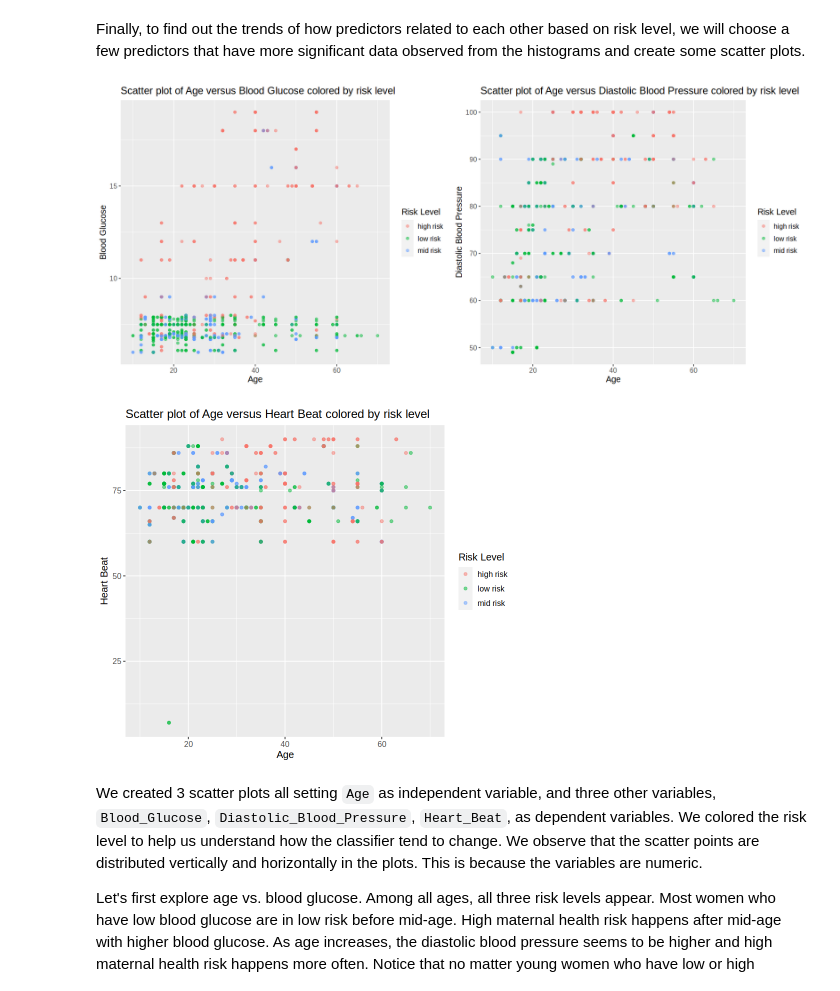
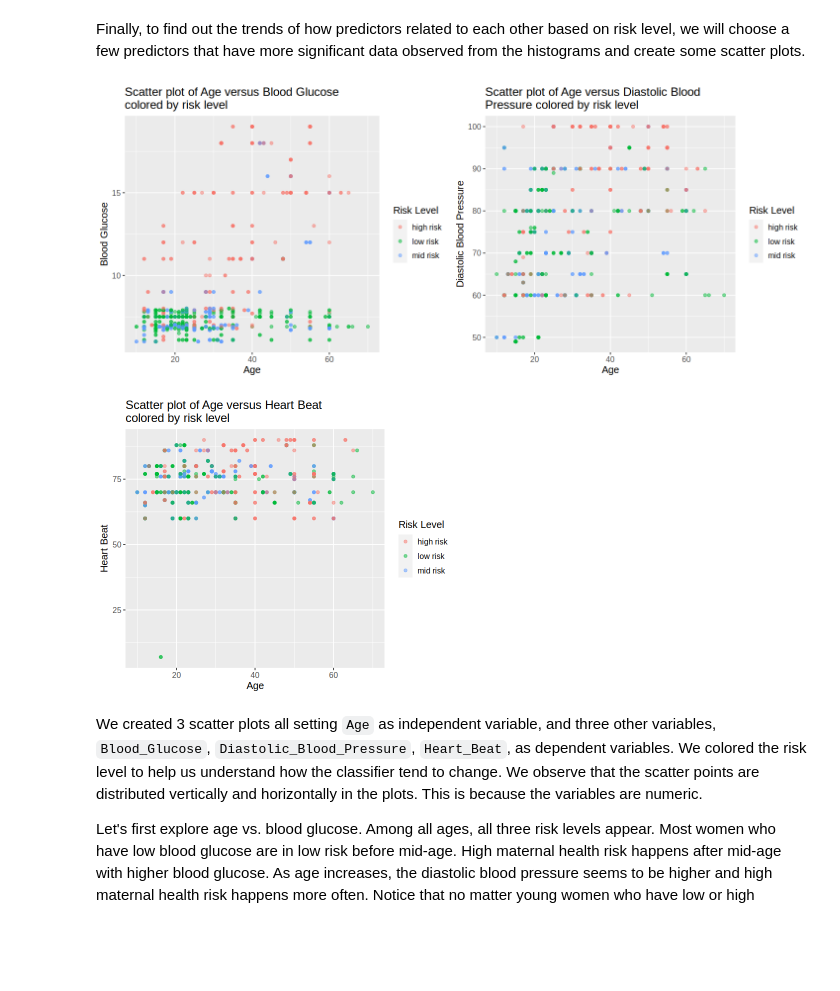
Before and after one commit to Julianazhu26/DSCI100-Group-Project, a Jupyter notebook: Group Proposal (1) (1) (1) (2) (1).ipynb, the cells around one changed output. Drawn from its saved outputs; the diff is of its cells as text; code cells hidden in the pictures; blank space fills up the shorter version.

```diff
--- a/Group Proposal (1) (1) (1) (2) (1).ipynb
+++ b/Group Proposal (1) (1) (1) (2) (1).ipynb
@@ -482,33 +484,33 @@ This data shows that our classifier does a particular bad job at identifying mid
 # %% [markdown]
 Finally, to find out the trends of how predictors related to each other based on risk level, we will choose a few predictors that have more significant data observed from the histograms and create some scatter plots.
 # %%
-options(repr.plot.width = 14, repr.plot.height = 6)
+options(repr.plot.width = 12, repr.plot.height = 5)
 plot_age_vs_blood_glucose <- ggplot(maternal_final, aes(x = Age, y = Blood_Glucose, color = Risk_Level)) +
                             geom_point(alpha = 0.5) +
                             labs(x = "Age", y = "Blood Glucose", color = "Risk Level") +
-                            ggtitle("Scatter plot of Age versus Blood Glucose colored by risk level") +
+                            ggtitle("Scatter plot of Age versus Blood Glucose \ncolored by risk level") +
                             theme(text = element_text(size = 12))
 
 
 plot_age_vs_diastolic_blood_pressure <- ggplot(maternal_final, aes(x = Age, y = Diastolic_Blood_Pressure, color = Risk_Level)) +
                                         geom_point(alpha = 0.5) +
                                         labs(x = "Age", y = "Diastolic Blood Pressure", color = "Risk Level") +
-                                        ggtitle("Scatter plot of Age versus Diastolic Blood Pressure colored by risk level") +
+                                        ggtitle("Scatter plot of Age versus Diastolic Blood \nPressure colored by risk level") +
                                         theme(text = element_text(size = 12))
 
 
 plot_age_vs_heart_beat <- ggplot(maternal_final, aes(x = Age, y = Heart_Beat, color = Risk_Level)) +
                           geom_point(alpha = 0.5) +
                           labs(x = "Age", y = "Heart Beat", color = "Risk Level") +
-                          ggtitle("Scatter plot of Age versus Heart Beat colored by risk level") +
+                          ggtitle("Scatter plot of Age versus Heart Beat \ncolored by risk level") +
                           theme(text = element_text(size = 12))
 
 plot_grid(plot_age_vs_blood_glucose, plot_age_vs_diastolic_blood_pressure, nrow = 1)
-options(repr.plot.width = 7, repr.plot.height = 6)
+options(repr.plot.width = 6, repr.plot.height = 5)
 plot_age_vs_heart_beat
 # %% [output]
-[figure, old version]
+[figure, new version]
-[figure, old version]
+[figure, new version]
 # %% [markdown]
 We created 3 scatter plots all setting `Age` as independent variable, and three other variables, `Blood_Glucose`, `Diastolic_Blood_Pressure`, `Heart_Beat`, as dependent variables. We colored the risk level to help us understand how the classifier tend to change. We observe that the scatter points are distributed vertically and horizontally in the plots. This is because the variables are numeric.
 
```
Also changed, not shown: parts of 5 cells of this notebook.
